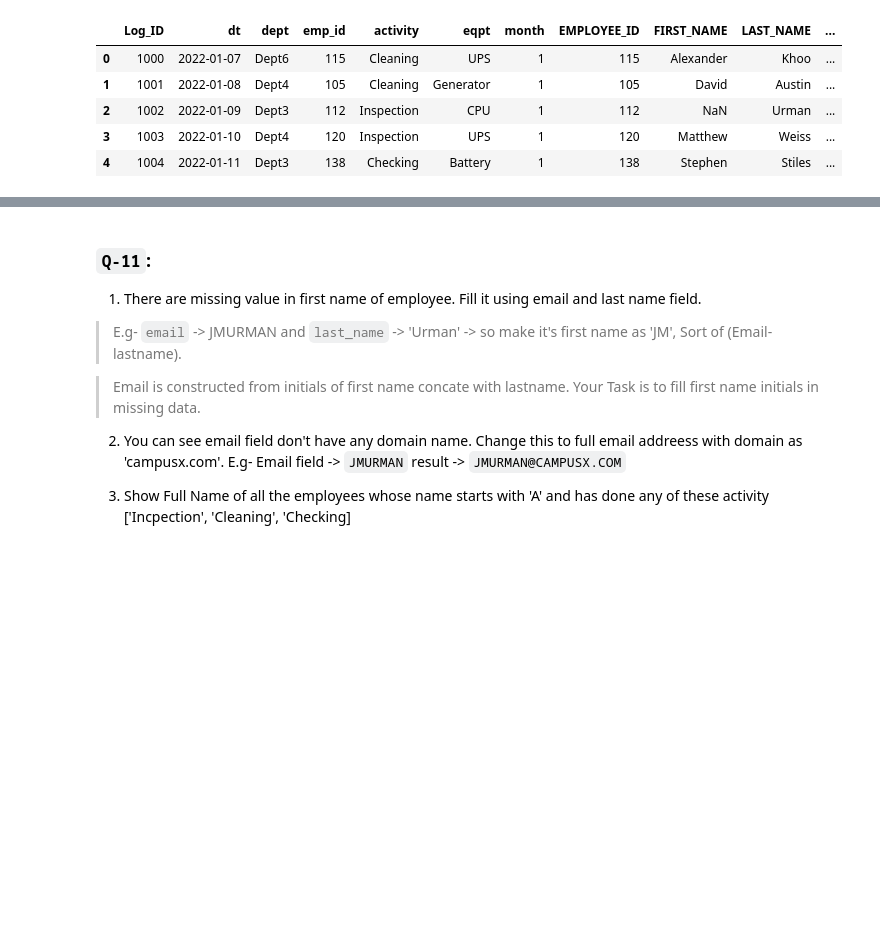
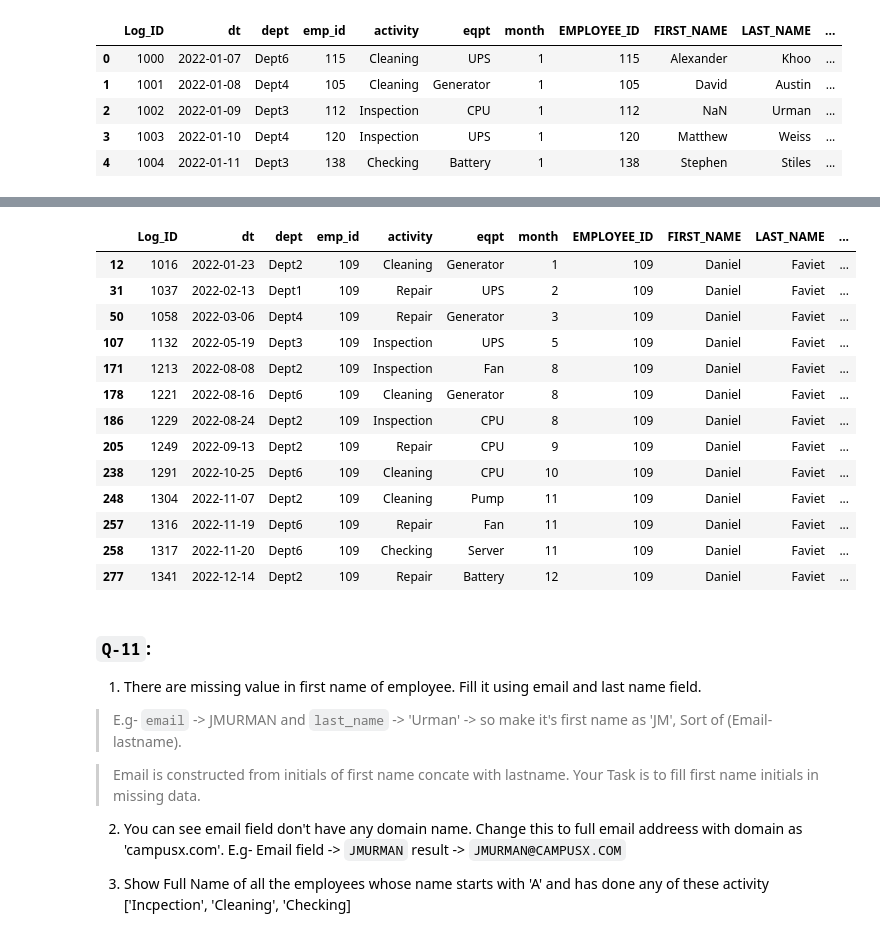
Before and after one commit to hemant087/3_Pandas, a Jupyter notebook: Task/task_22.ipynb, the cells around one changed output, grey strips where cells are left out. Cells and saved outputs as stored; diff of their text form; code cells hidden in the pictures; blank space fills up the shorter version.

```diff
--- a/Task/task_22.ipynb
+++ b/Task/task_22.ipynb
@@ -206,3 +232,5 @@ log_file.head
 # %%
+def fun(date):
+    return pd.Timestamp(date).month
 log_file["month"] = log_file.dt.apply(fun)
 # %%
@@ -255,0 +272,5 @@ Name: count, dtype: int64
+# %%
+def conv_week(dt):
+    return pd.Timestamp(dt).weekday()
+df["WeekDay"] = df.dt.apply(conv_week)
+df.head()
@@ -256,3 +284,22 @@ Name: count, dtype: int64
+# %%
+week_emp = df[(df["WeekDay"]==5) | (df["WeekDay"]==6)]
+# week_emp.groupby("emp_id")["WeekDay"].count().sort_values(ascending=False)
+df[df["emp_id"]==week_emp.emp_id.value_counts().idxmax()]
+# %% [output]
+|  | Log_ID | dt | dept | emp_id | activity | eqpt | month | EMPLOYEE_ID | FIRST_NAME | LAST_NAME | ... |
+| 12 | 1016 | 2022-01-23 | Dept2 | 109 | Cleaning | Generator | 1 | 109 | Daniel | Faviet | ... |
+| 31 | 1037 | 2022-02-13 | Dept1 | 109 | Repair | UPS | 2 | 109 | Daniel | Faviet | ... |
+| 50 | 1058 | 2022-03-06 | Dept4 | 109 | Repair | Generator | 3 | 109 | Daniel | Faviet | ... |
+| 107 | 1132 | 2022-05-19 | Dept3 | 109 | Inspection | UPS | 5 | 109 | Daniel | Faviet | ... |
+| 171 | 1213 | 2022-08-08 | Dept2 | 109 | Inspection | Fan | 8 | 109 | Daniel | Faviet | ... |
+| 178 | 1221 | 2022-08-16 | Dept6 | 109 | Cleaning | Generator | 8 | 109 | Daniel | Faviet | ... |
+| 186 | 1229 | 2022-08-24 | Dept2 | 109 | Inspection | CPU | 8 | 109 | Daniel | Faviet | ... |
+| 205 | 1249 | 2022-09-13 | Dept2 | 109 | Repair | CPU | 9 | 109 | Daniel | Faviet | ... |
+| 238 | 1291 | 2022-10-25 | Dept6 | 109 | Cleaning | CPU | 10 | 109 | Daniel | Faviet | ... |
+| 248 | 1304 | 2022-11-07 | Dept2 | 109 | Cleaning | Pump | 11 | 109 | Daniel | Faviet | ... |
+| 257 | 1316 | 2022-11-19 | Dept6 | 109 | Repair | Fan | 11 | 109 | Daniel | Faviet | ... |
+| 258 | 1317 | 2022-11-20 | Dept6 | 109 | Checking | Server | 11 | 109 | Daniel | Faviet | ... |
+| 277 | 1341 | 2022-12-14 | Dept2 | 109 | Repair | Battery | 12 | 109 | Daniel | Faviet | ... |
 # %% [markdown]
 ### `Q-11`:
 
```
Also changed, not shown: parts of 8 cells of this notebook.
